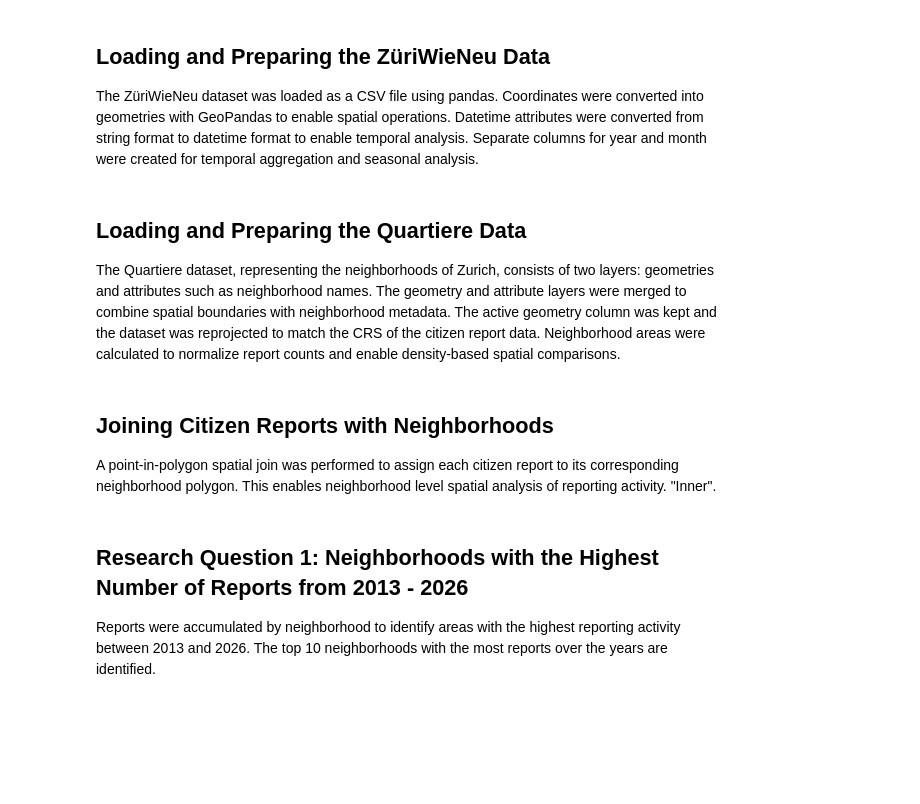
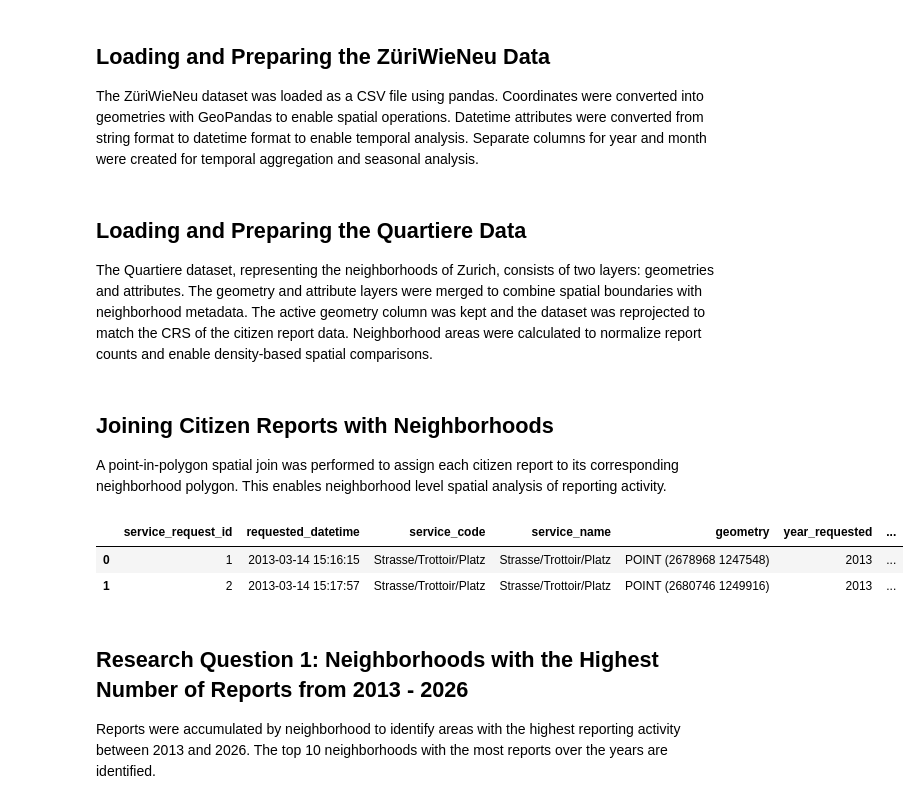
Before and after one commit to denikessi1/Project-SDS210, a Jupyter notebook: notebooks/ZWN_CitizenReports_Analysis.ipynb, the cells around one changed output. Cells and saved outputs as stored; diff of their text form; code cells hidden in the pictures; blank space fills up the shorter version.

```diff
--- a/notebooks/ZWN_CitizenReports_Analysis.ipynb
+++ b/notebooks/ZWN_CitizenReports_Analysis.ipynb
@@ -78,7 +79,7 @@ zwn_gdf = zwn_gdf.drop(columns=[
 # %% [markdown]
 ## Loading and Preparing the Quartiere Data
 
-The Quartiere dataset, representing the neighborhoods of Zurich, consists of two layers: geometries and attributes such as neighborhood names. The geometry and attribute layers were merged to combine spatial boundaries with neighborhood metadata.
+The Quartiere dataset, representing the neighborhoods of Zurich, consists of two layers: geometries and attributes. The geometry and attribute layers were merged to combine spatial boundaries with neighborhood metadata.
 The active geometry column was kept and the dataset was reprojected to match the CRS of the citizen report data.
 Neighborhood areas were calculated to normalize report counts and enable density-based spatial comparisons.
 # %%
@@ -103,15 +104,21 @@ quartiere["area_km2"] = quartiere["area_m2"] / 1000000
 # %% [markdown]
 ## Joining Citizen Reports with Neighborhoods
 
-A point-in-polygon spatial join was performed to assign each citizen report to its corresponding neighborhood polygon. This enables neighborhood level spatial analysis of reporting activity. "Inner".
+A point-in-polygon spatial join was performed to assign each citizen report to its corresponding neighborhood polygon. This enables neighborhood level spatial analysis of reporting activity.
 # %%
 # Spatial Join: Link each citizen report to its neighborhood
 zwn_quartiere_joined = gpd.sjoin(zwn_gdf, quartiere, predicate="within")
 
 # Removing unnecessary columns created during spatial join
 zwn_quartiere_joined = zwn_quartiere_joined.drop(columns=[
     "index_right", "objectid_left", "objectid_right"
 ])
+
+zwn_quartiere_joined.head(2)
+# %% [output]
+|  | service_request_id | requested_datetime | service_code | service_name | geometry | year_requested | ... |
+| 0 | 1 | 2013-03-14 15:16:15 | Strasse/Trottoir/Platz | Strasse/Trottoir/Platz | POINT (2678968 1247548) | 2013 | ... |
+| 1 | 2 | 2013-03-14 15:17:57 | Strasse/Trottoir/Platz | Strasse/Trottoir/Platz | POINT (2680746 1249916) | 2013 | ... |
 # %% [markdown]
 ## Research Question 1: Neighborhoods with the Highest Number of Reports from 2013 - 2026
 
```
Also changed, not shown: parts of 9 cells of this notebook, 4 other files.
